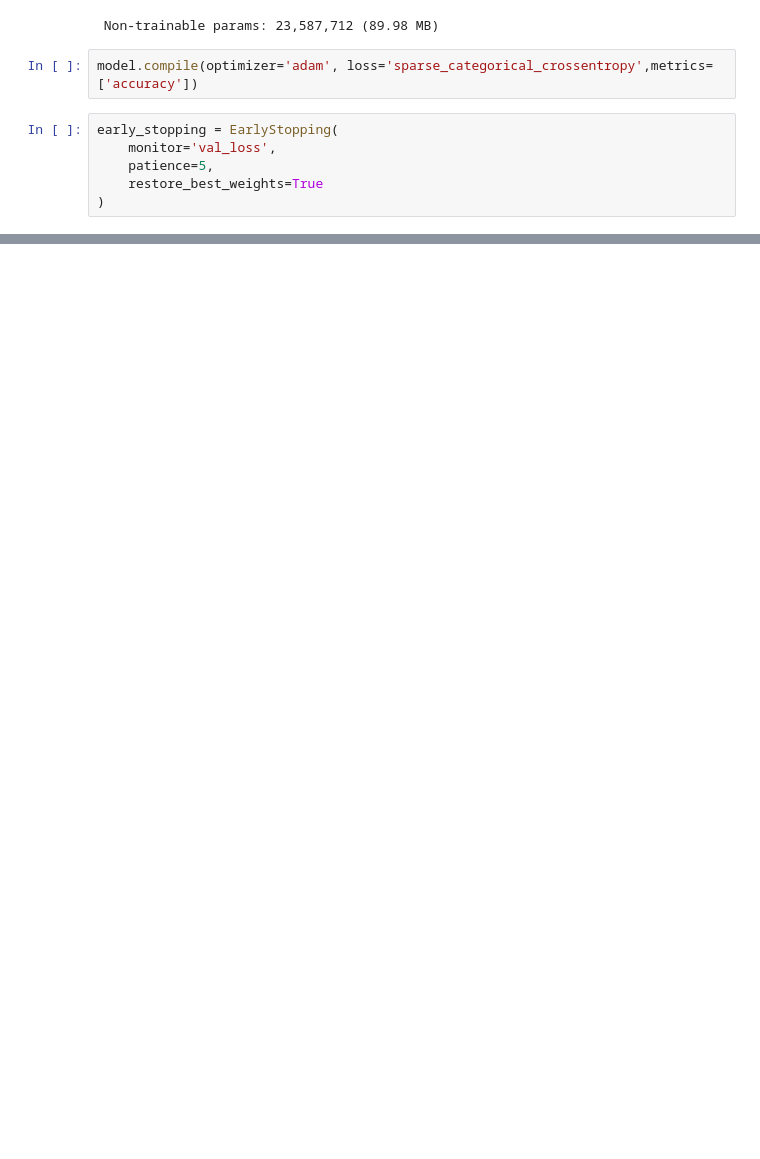
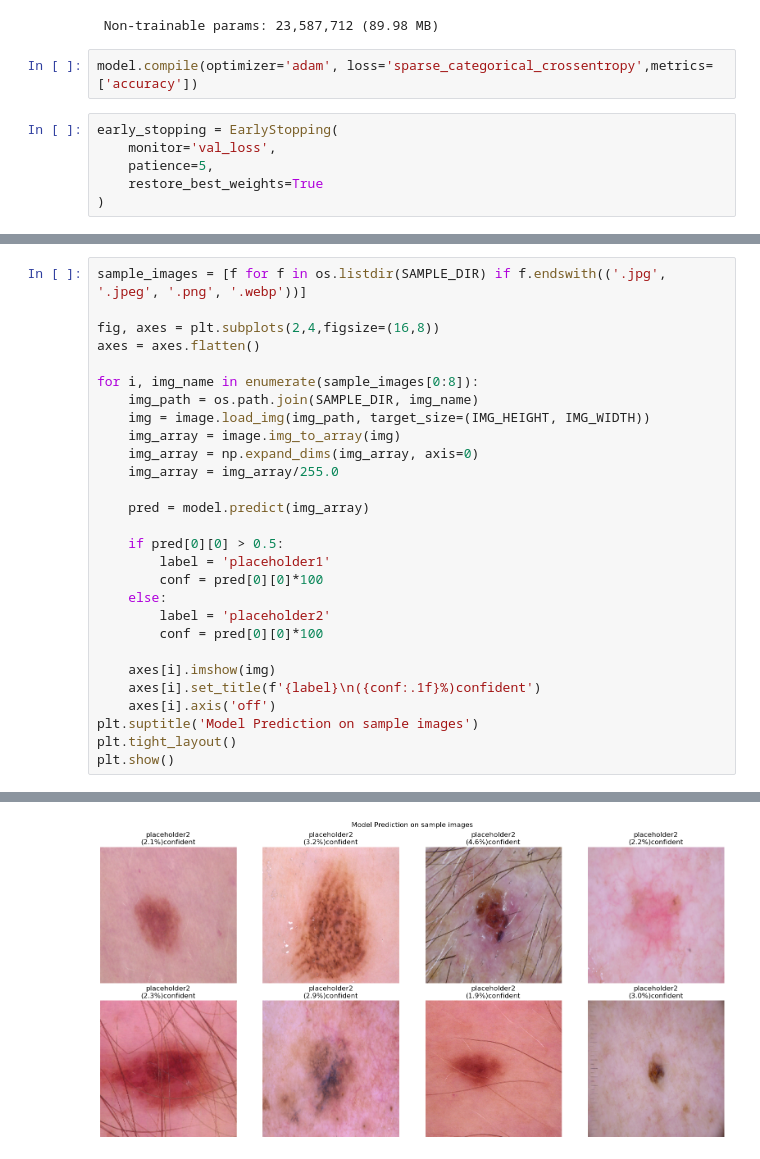
Before and after one commit to JiaLi35/ds-project, a Jupyter notebook: project.ipynb, the cells around one changed output, grey strips where cells are left out. Saved outputs shown, nothing was run; the diff lists cells and outputs as text; blank space fills up the shorter version.

```diff
--- a/project.ipynb
+++ b/project.ipynb
@@ -408,0 +454,29 @@ plt.show()
+# %%
+sample_images = [f for f in os.listdir(SAMPLE_DIR) if f.endswith(('.jpg', '.jpeg', '.png', '.webp'))]
+
+fig, axes = plt.subplots(2,4,figsize=(16,8))
+axes = axes.flatten()
+
+for i, img_name in enumerate(sample_images[0:8]):
+    img_path = os.path.join(SAMPLE_DIR, img_name)
+    img = image.load_img(img_path, target_size=(IMG_HEIGHT, IMG_WIDTH))
+    img_array = image.img_to_array(img)
+    img_array = np.expand_dims(img_array, axis=0)
+    img_array = img_array/255.0
+
+    pred = model.predict(img_array)
+
+    if pred[0][0] > 0.5:
+        label = 'placeholder1'
+        conf = pred[0][0]*100
+    else:
+        label = 'placeholder2'
+        conf = pred[0][0]*100
+
+    axes[i].imshow(img)
+    axes[i].set_title(f'{label}\n({conf:.1f}%)confident')
+    axes[i].axis('off')
+plt.suptitle('Model Prediction on sample images')
+plt.tight_layout()
+plt.show()
+# %% [output]
@@ -408,0 +491 @@ plt.show()
+[figure, added]
```
Also changed, not shown: parts of 16 cells of this notebook.
